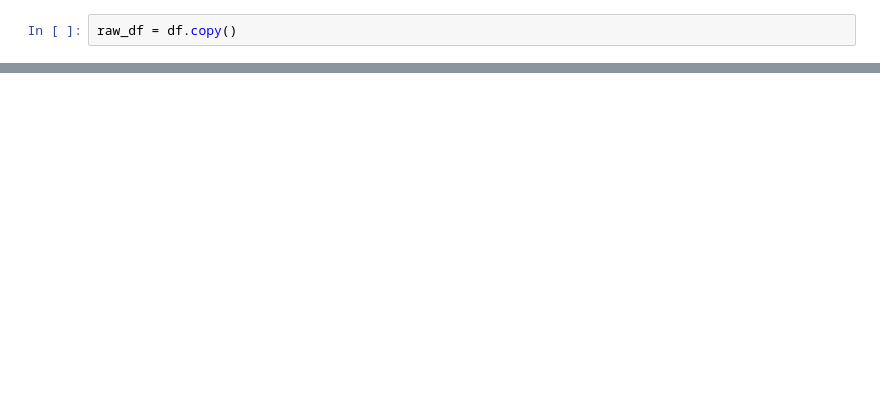
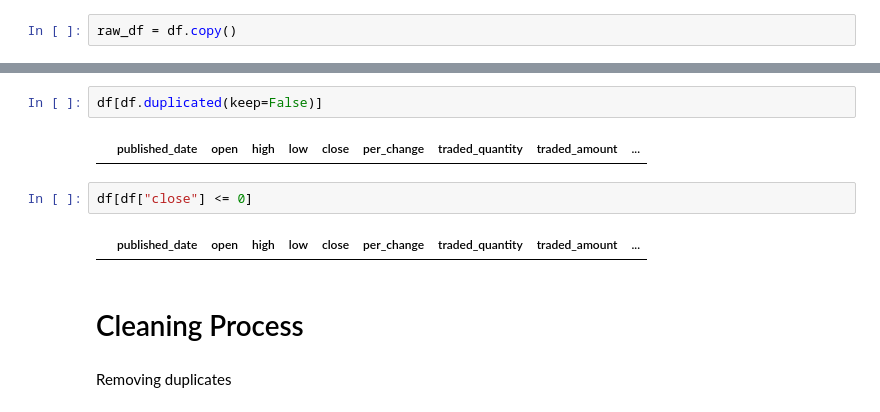
Before and after one commit to bibhushi15/Bibhushi_Python_Assignment, a Jupyter notebook: Project_python.ipynb, the cells around one changed output, grey strips where cells are left out. Saved outputs shown, nothing was run; the diff lists cells and outputs as text; blank space fills up the shorter version.

```diff
--- a/Project_python.ipynb
+++ b/Project_python.ipynb
@@ -78,0 +93,12 @@ np.int64(2)
+# %%
+df[df.duplicated(keep=False)]
+# %% [output]
+|  | published_date | open | high | low | close | per_change | traded_quantity | traded_amount | ... |
+# %%
+df[df["close"] <= 0]
+# %% [output]
+|  | published_date | open | high | low | close | per_change | traded_quantity | traded_amount | ... |
+# %% [markdown]
+# Cleaning Process
+# %% [markdown]
+Removing duplicates
```
Also changed, not shown: parts of 27 cells of this notebook.
